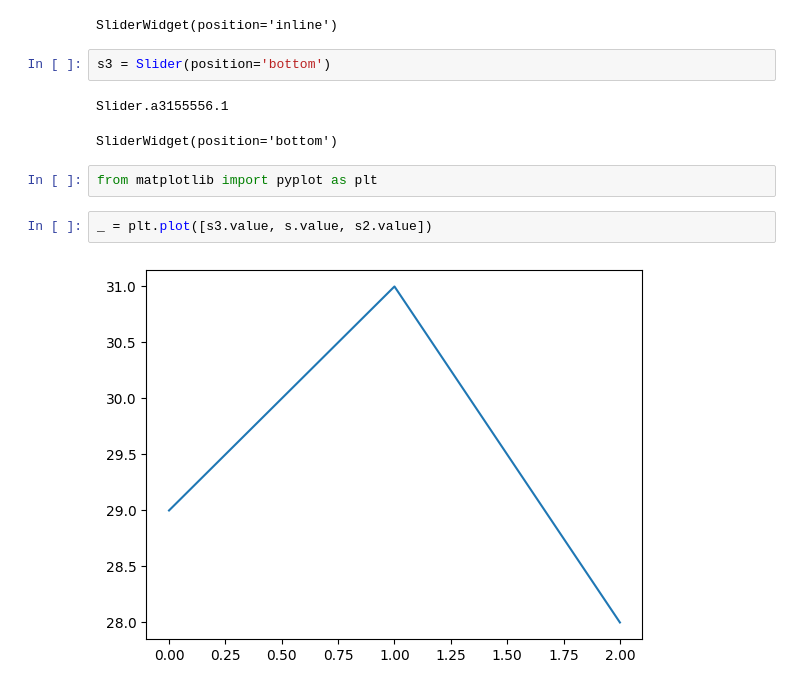
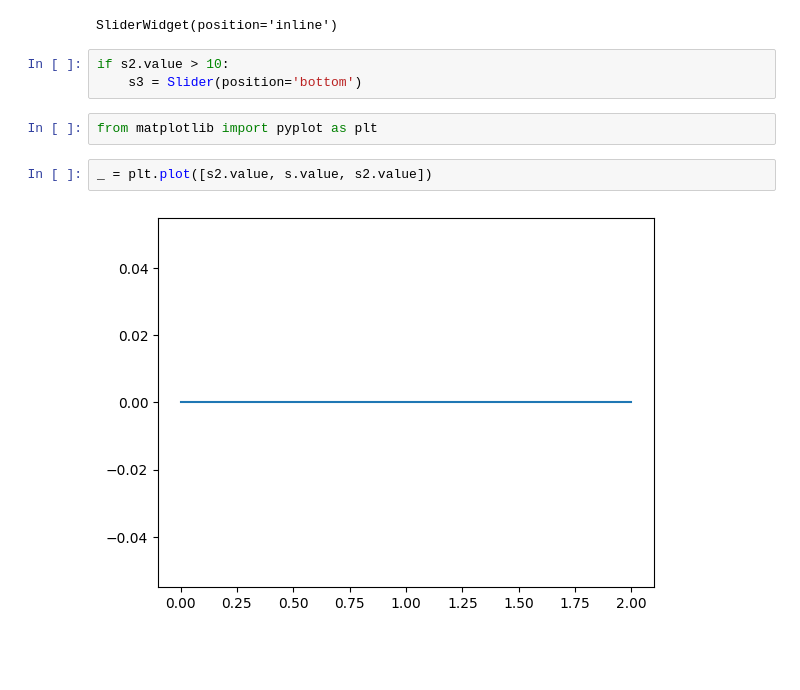
Before and after one commit to mljar/mercury-extension, a Jupyter notebook: text.ipynb, the cells around one changed output. Saved outputs shown, nothing was run; the diff lists cells and outputs as text; blank space fills up the shorter version.

```diff
--- a/text.ipynb
+++ b/text.ipynb
@@ -56,13 +56,11 @@ s2 = Slider(position='inline')
 Slider.f90dde62.1
 SliderWidget(position='inline')
 # %%
-s3 = Slider(position='bottom')
+if s2.value > 10:
+    s3 = Slider(position='bottom')
-# %% [output]
-Slider.a3155556.1
-SliderWidget(position='bottom')
 # %%
 from matplotlib import pyplot as plt
 # %%
-_ = plt.plot([s3.value, s.value, s2.value])
+_ = plt.plot([s2.value, s.value, s2.value])
 # %% [output]
-[figure, old version]
+[figure, new version]
```
Also changed, not shown: parts of 3 cells of this notebook, 9 other files.
